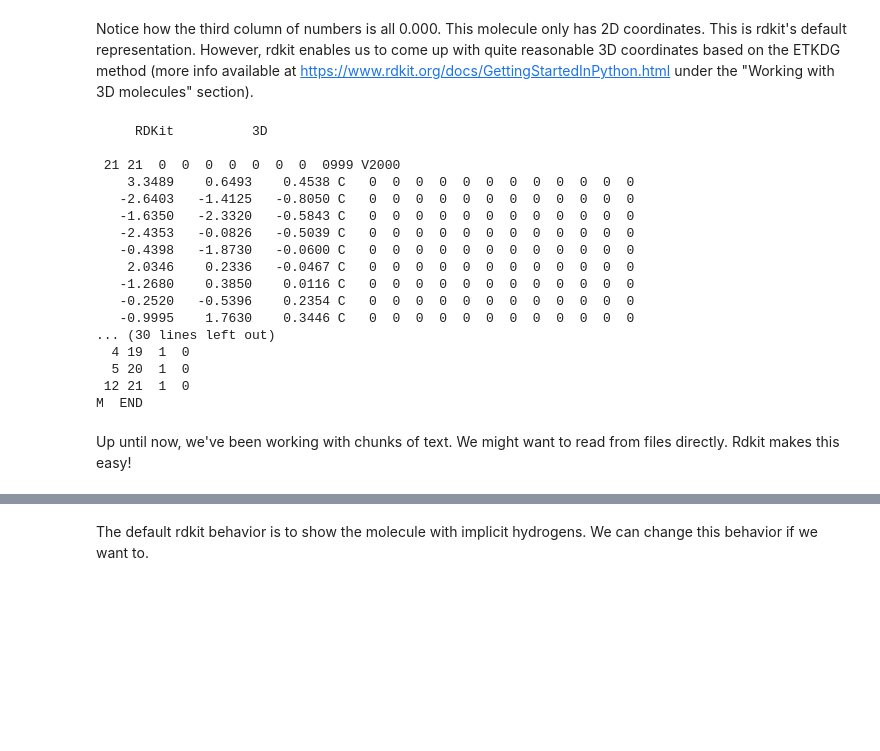
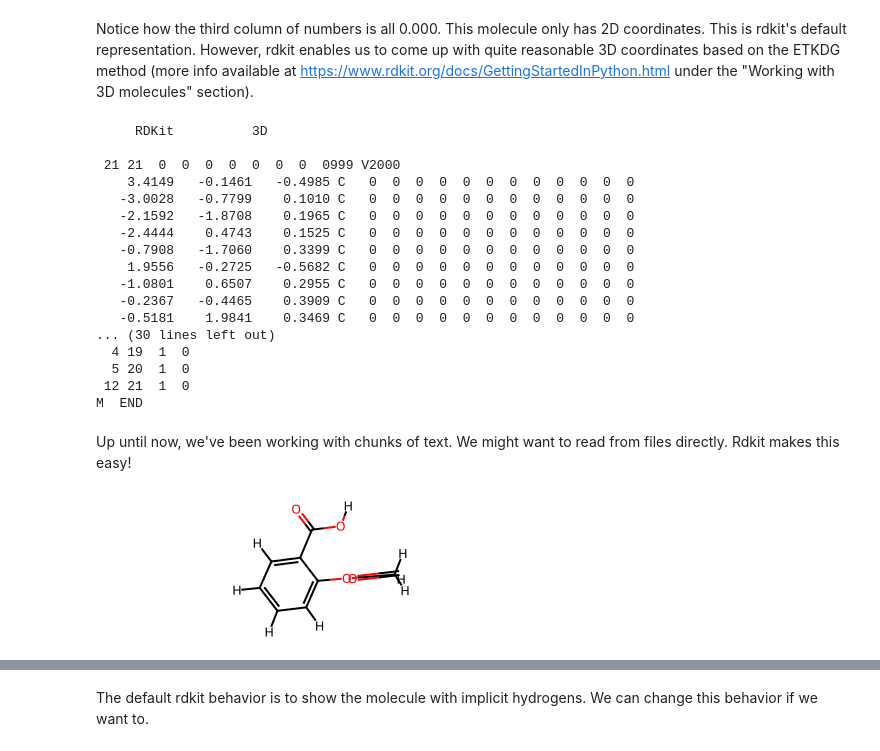
Before and after one commit to ytouati5/practical-programming-in-chemistry-exercises, a Jupyter notebook: week_05/05_solutions.ipynb, the cells around one changed output, grey strips where cells are left out. Cells and saved outputs as stored; diff of their text form; code cells hidden in the pictures; blank space fills up the shorter version.

```diff
--- a/week_05/05_solutions.ipynb
+++ b/week_05/05_solutions.ipynb
@@ -86,14 +86,14 @@ Note that when the molecule was invalid, it returned None instead of something l
 # %% [markdown]
 We can use similar syntax to convert a mol object to and from other textual representations, like Inchi and InchiKey.
 # %%
-asprin_smiles = "CC(=O)OC1=CC=CC=C1C(=O)O"
-asprin = Chem.MolFromSmiles(asprin_smiles)
-print("InChI: ", Chem.MolToInchi(asprin))
-print("InChI Key: ", Chem.InchiToInchiKey(Chem.MolToInchi(asprin)))
+aspirin_smiles = "CC(=O)OC1=CC=CC=C1C(=O)O"
+aspirin = Chem.MolFromSmiles(aspirin_smiles)
+print("InChI: ", Chem.MolToInchi(aspirin))
+print("InChI Key: ", Chem.InchiToInchiKey(Chem.MolToInchi(aspirin)))
 
-asprin_inchi = "InChI=1S/C9H8O4/c1-6(10)13-8-5-3-2-4-7(8)9(11)12/h2-5H,1H3,(H,11,12)"
-asprin = Chem.MolFromInchi(asprin_inchi)
-asprin
+aspirin_inchi = "InChI=1S/C9H8O4/c1-6(10)13-8-5-3-2-4-7(8)9(11)12/h2-5H,1H3,(H,11,12)"
+aspirin = Chem.MolFromInchi(aspirin_inchi)
+aspirin
 # %% [output]
 InChI:  InChI=1S/C9H8O4/c1-6(10)13-8-5-3-2-4-7(8)9(11)12/h2-5H,1H3,(H,11,12)
 InChI Key:  BSYNRYMUTXBXSQ-UHFFFAOYSA-N
@@ -126,22 +126,22 @@ Notice how the third column of numbers is all 0.000. This molecule only has 2D c
 # %%
 from rdkit.Chem import AllChem
 
-asprin_3d = Chem.AddHs(asprin)
-AllChem.EmbedMolecule(asprin_3d)
-print(Chem.MolToMolBlock(asprin_3d))
+aspirin_3d = Chem.AddHs(aspirin)
+AllChem.EmbedMolecule(aspirin_3d)
+print(Chem.MolToMolBlock(aspirin_3d))
 # %% [output]
      RDKit          3D
 
  21 21  0  0  0  0  0  0  0  0999 V2000
-    3.3489    0.6493    0.4538 C   0  0  0  0  0  0  0  0  0  0  0  0
-   -2.6403   -1.4125   -0.8050 C   0  0  0  0  0  0  0  0  0  0  0  0
-   -1.6350   -2.3320   -0.5843 C   0  0  0  0  0  0  0  0  0  0  0  0
-   -2.4353   -0.0826   -0.5039 C   0  0  0  0  0  0  0  0  0  0  0  0
-   -0.4398   -1.8730   -0.0600 C   0  0  0  0  0  0  0  0  0  0  0  0
-    2.0346    0.2336   -0.0467 C   0  0  0  0  0  0  0  0  0  0  0  0
-   -1.2680    0.3850    0.0116 C   0  0  0  0  0  0  0  0  0  0  0  0
-   -0.2520   -0.5396    0.2354 C   0  0  0  0  0  0  0  0  0  0  0  0
-   -0.9995    1.7630    0.3446 C   0  0  0  0  0  0  0  0  0  0  0  0
+    3.4149   -0.1461   -0.4985 C   0  0  0  0  0  0  0  0  0  0  0  0
+   -3.0028   -0.7799    0.1010 C   0  0  0  0  0  0  0  0  0  0  0  0
+   -2.1592   -1.8708    0.1965 C   0  0  0  0  0  0  0  0  0  0  0  0
+   -2.4444    0.4743    0.1525 C   0  0  0  0  0  0  0  0  0  0  0  0
+   -0.7908   -1.7060    0.3399 C   0  0  0  0  0  0  0  0  0  0  0  0
+    1.9556   -0.2725   -0.5682 C   0  0  0  0  0  0  0  0  0  0  0  0
+   -1.0801    0.6507    0.2955 C   0  0  0  0  0  0  0  0  0  0  0  0
+   -0.2367   -0.4465    0.3909 C   0  0  0  0  0  0  0  0  0  0  0  0
+   -0.5181    1.9841    0.3469 C   0  0  0  0  0  0  0  0  0  0  0  0
 ... (30 lines left out)
   4 19  1  0
   5 20  1  0
@@ -149,5 +149,9 @@ print(Chem.MolToMolBlock(asprin_3d))
 M  END
 # %% [markdown]
 Up until now, we've been working with chunks of text. We might want to read from files directly. Rdkit makes this easy!
+# %%
+aspirin_3d
+# %% [output]
+[figure, added]
 # %%
 # Write to a mol file
```
Also changed, not shown: parts of 12 cells of this notebook.
